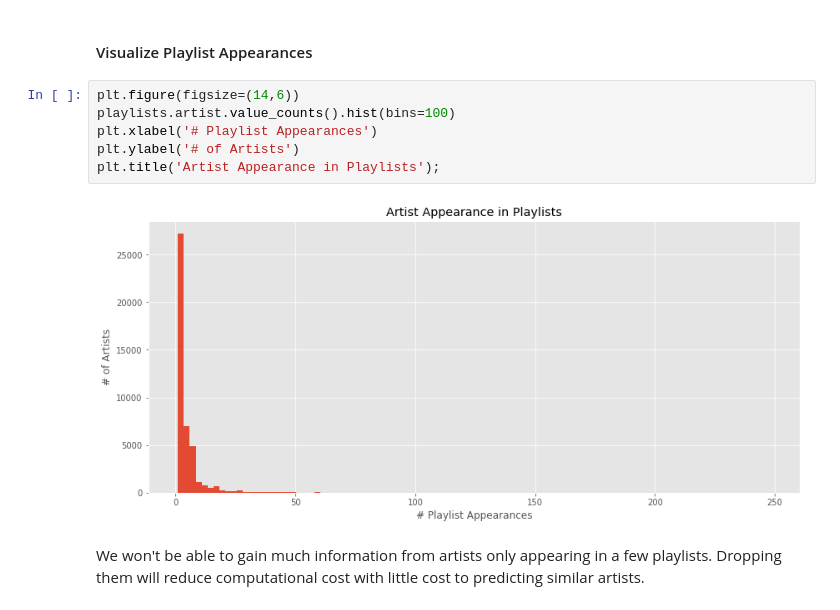
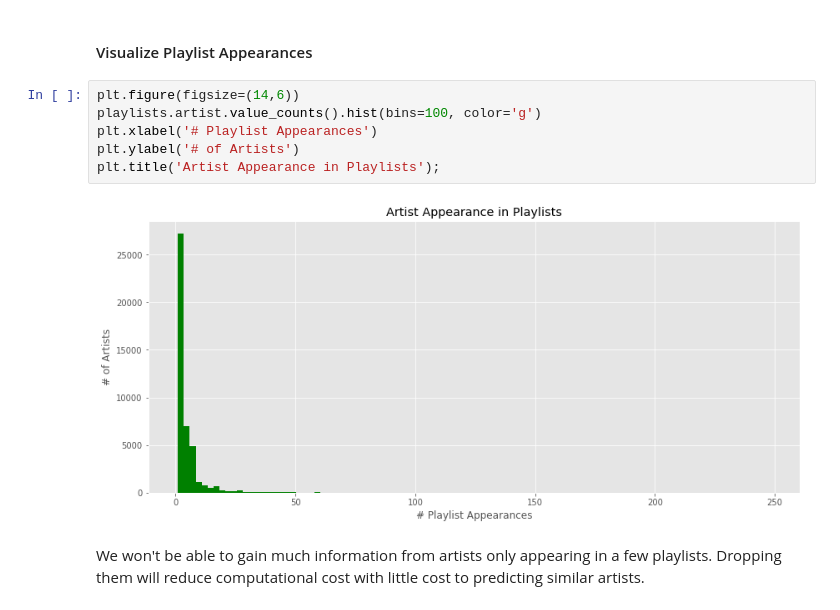
Before and after one commit to Patrickbfuller/solve_music_probs, a Jupyter notebook: up_next/walkthrough.ipynb, the cells around one changed output. Cells and saved outputs as stored; diff of their text form.

```diff
--- a/up_next/walkthrough.ipynb
+++ b/up_next/walkthrough.ipynb
@@ -49,12 +59,12 @@ Name: artist, dtype: int64
 #### Visualize Playlist Appearances
 # %%
 plt.figure(figsize=(14,6))
-playlists.artist.value_counts().hist(bins=100)
+playlists.artist.value_counts().hist(bins=100, color='g')
 plt.xlabel('# Playlist Appearances')
 plt.ylabel('# of Artists')
 plt.title('Artist Appearance in Playlists');
 # %% [output]
-[figure, old version]
+[figure, new version]
 # %% [markdown]
 We won't be able to gain much information from artists only appearing in a few playlists.
 Dropping them will reduce computational cost with little cost to predicting similar artists.
```
Also changed, not shown: parts of 12 cells of this notebook, 2 other files.
